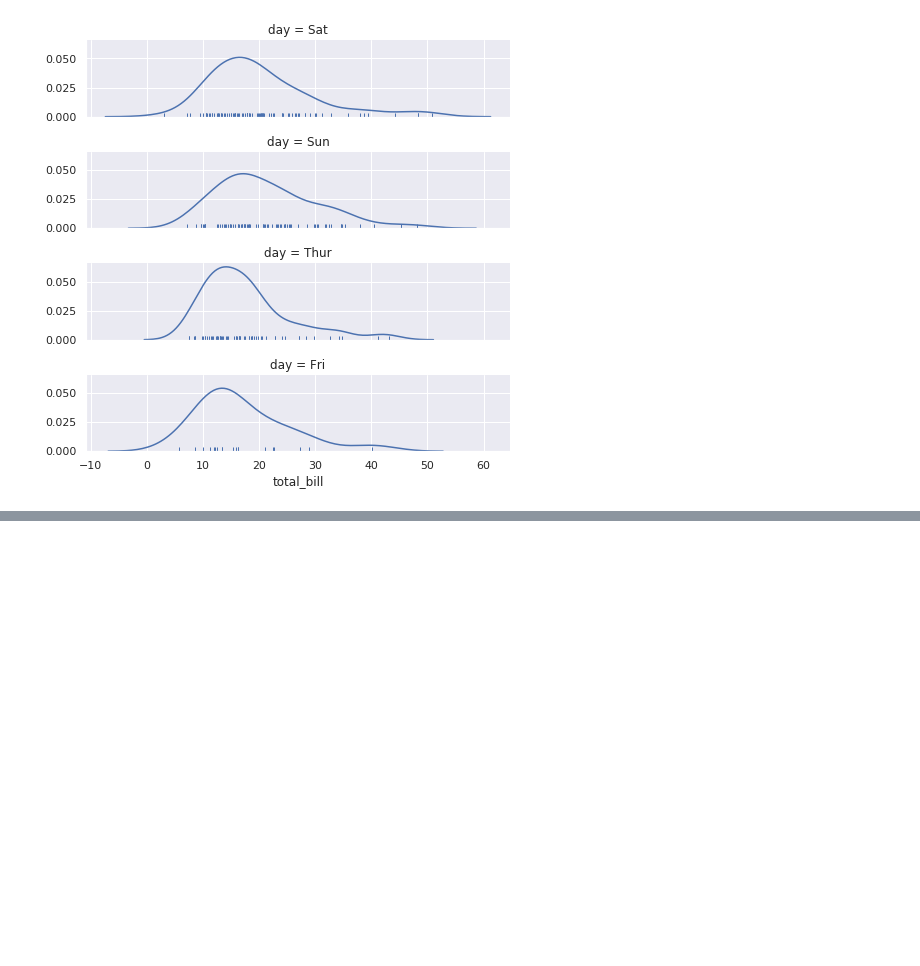
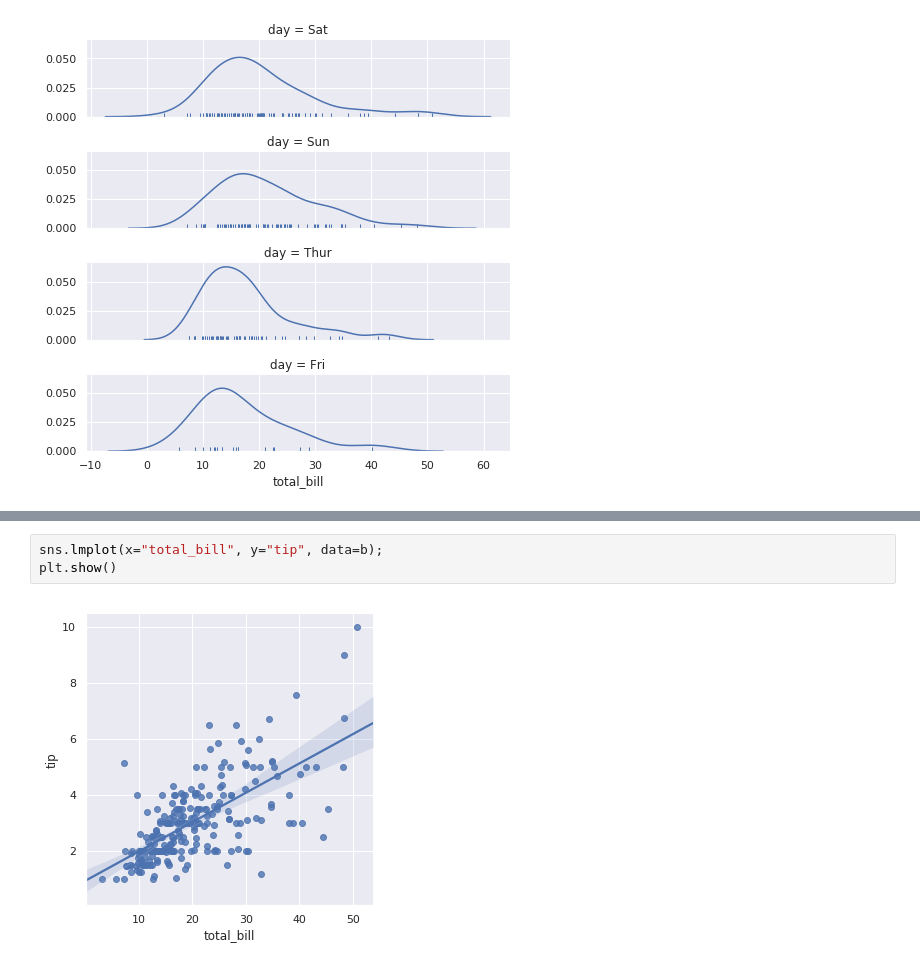
Before and after one commit to gigimic/scripts_all, a Jupyter notebook: plots_seaborn.ipynb, the cells around one changed output, grey strips where cells are left out. Saved outputs shown, nothing was run; the diff lists cells and outputs as text; blank space fills up the shorter version.

```diff
--- a/plots_seaborn.ipynb
+++ b/plots_seaborn.ipynb
@@ -91,0 +97,5 @@ plt.show()
+# %%
+sns.lmplot(x="total_bill", y="tip", data=b);
+plt.show()
+# %% [output]
+[figure, added]
```
Also changed, not shown: parts of 3 cells of this notebook.
